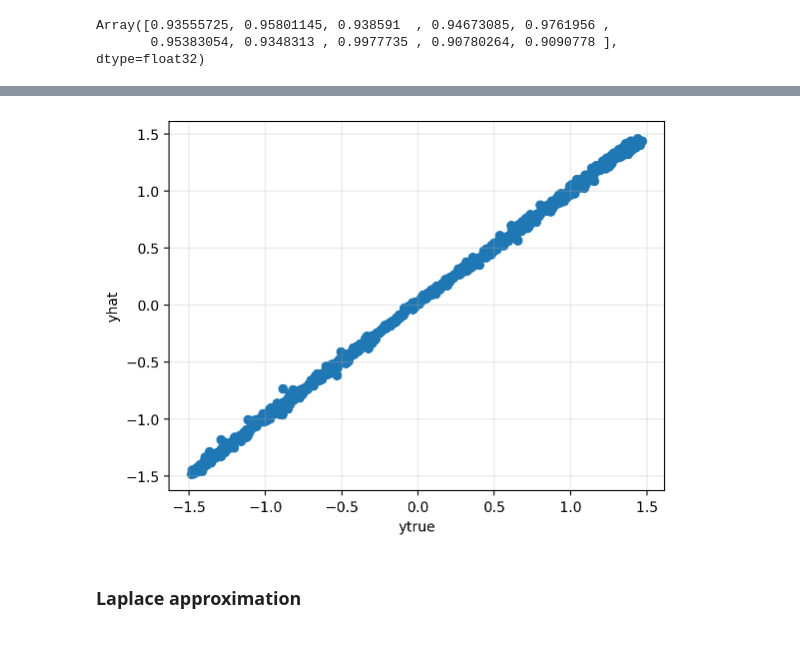
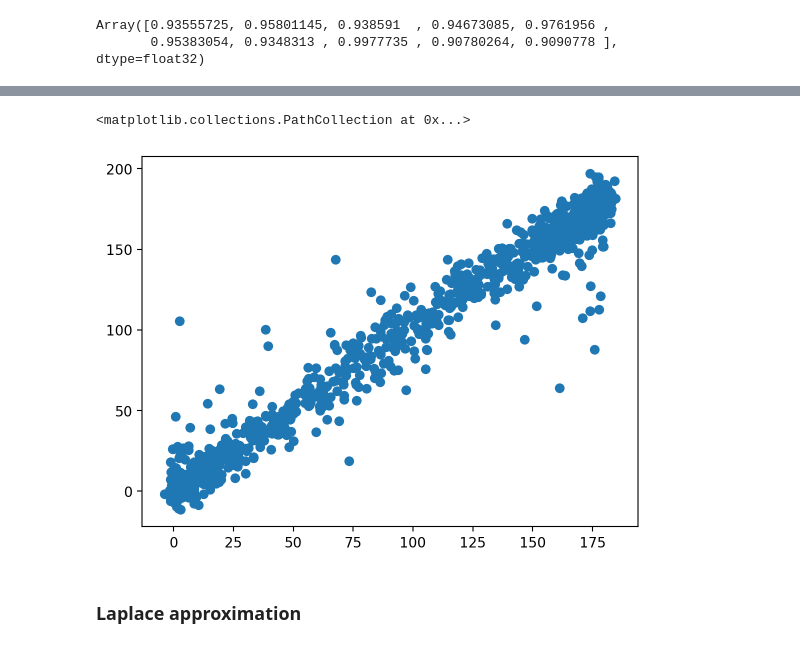
Before and after one commit to probml/rebayes, a Jupyter notebook: demos/misc/online-laplace-rb.ipynb, the cells around one changed output, grey strips where cells are left out. Drawn from its saved outputs; the diff is of its cells as text; code cells hidden in the pictures.

```diff
--- a/demos/misc/online-laplace-rb.ipynb
+++ b/demos/misc/online-laplace-rb.ipynb
@@ -212,12 +193,13 @@ Wall time: 28.2 s
 ntest = 1000
 ytrue = Y_train[-ntest:]
 yhat = model.apply(state_final.params, X_train[-ntest:]).ravel()
-# %%
-plt.scatter(ytrue, yhat)
-plt.ylabel("yhat")
-plt.xlabel("ytrue")
-plt.grid(alpha=0.3)
-# %% [output]
-[figure, removed]
+# %%
+yhat_test = model.apply(mean_map, X_test).squeeze() * ystd + ymean
+
+y_test = Y_test * ystd + ymean
+plt.scatter(y_test, yhat_test)
+# %% [output]
+<matplotlib.collections.PathCollection at 0x...>
+[figure, new version]
 # %% [markdown]
 ### Laplace approximation
```
Also changed, not shown: parts of 24 cells of this notebook.
